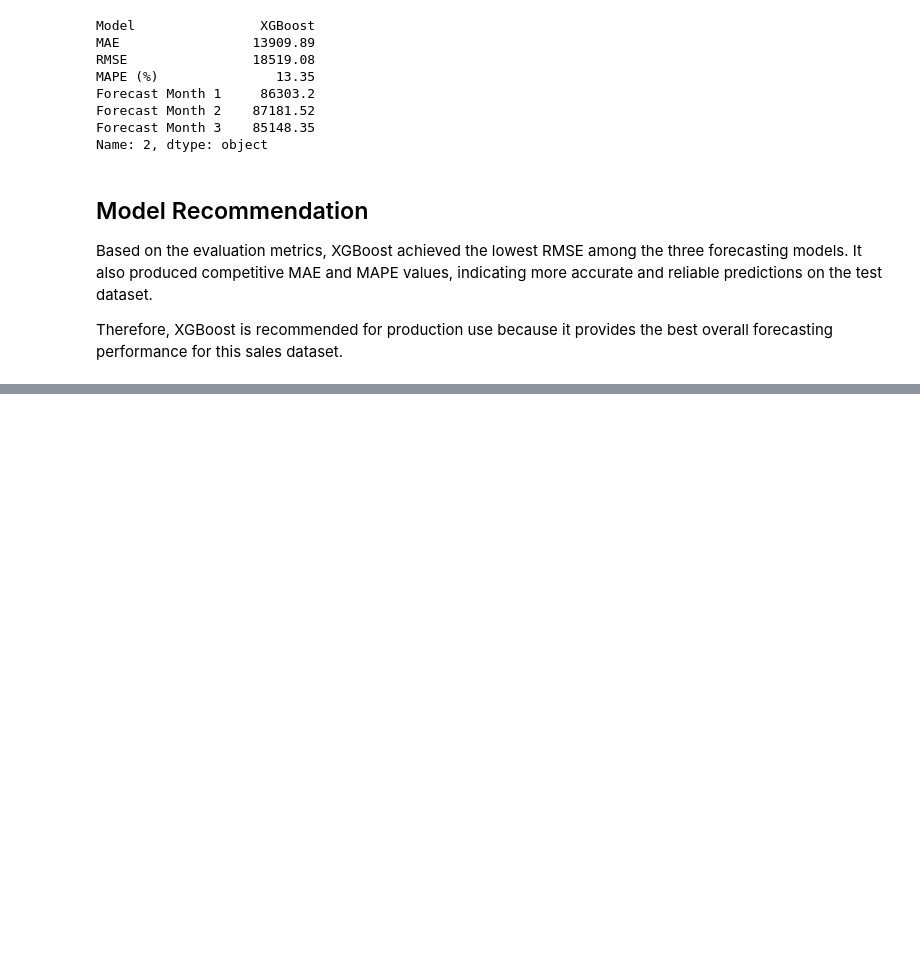
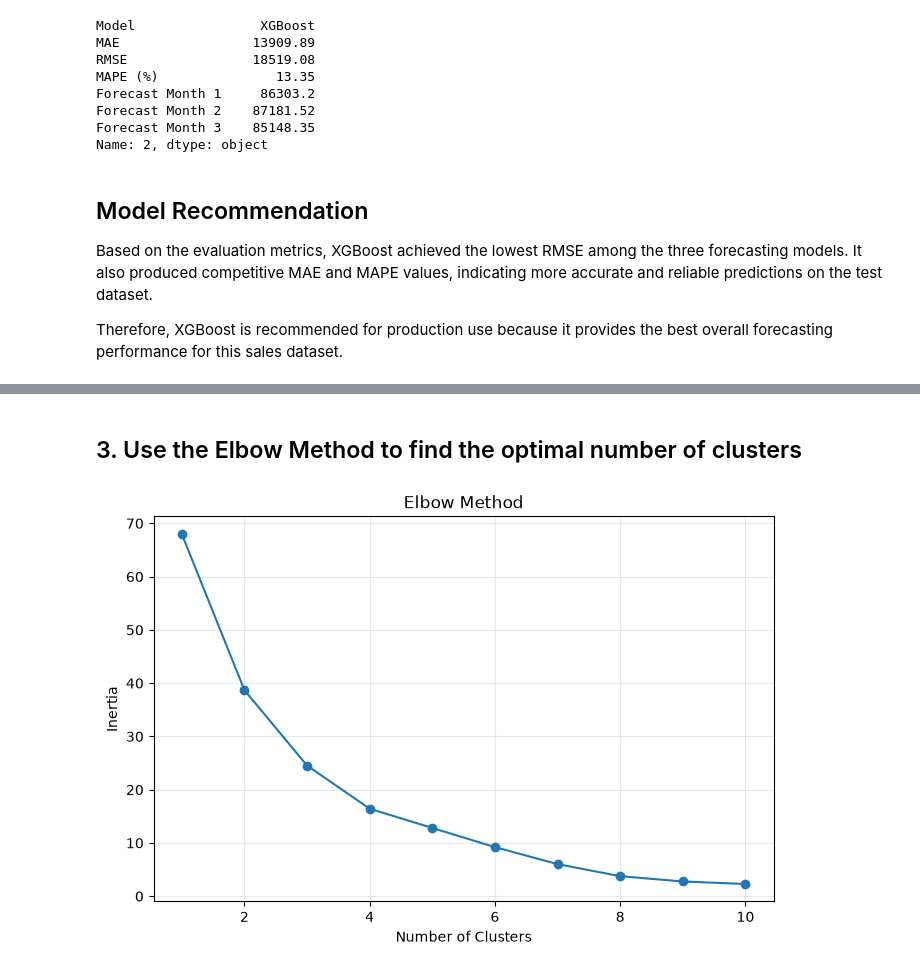
Before and after one commit to aroranaman1003/SalesForecasting_NamanArora, a Jupyter notebook: analysis.ipynb, the cells around one changed output, grey strips where cells are left out. Saved outputs shown, nothing was run; the diff lists cells and outputs as text; code cells hidden in the pictures; blank space fills up the shorter version.

```diff
--- a/analysis.ipynb
+++ b/analysis.ipynb
@@ -1121,0 +1696,15 @@ Therefore, XGBoost is recommended for production use because it provides the bes
+# %%
+from sklearn.preprocessing import StandardScaler
+
+features = product_features[
+    [
+        "Total Sales Volume",
+        "Sales Growth Rate",
+        "Sales Volatility",
+        "Average Order Value"
+    ]
+]
+
+scaler = StandardScaler()
+
+scaled_features = scaler.fit_transform(features)
@@ -1121,0 +1746,38 @@ Therefore, XGBoost is recommended for production use because it provides the bes
+# %% [markdown]
+## 3. Use the Elbow Method to find the optimal number of clusters
+# %%
+inertia = []
+
+for k in range(1, 11):
+
+    model = KMeans(
+        n_clusters=k,
+        random_state=42,
+        n_init=10
+    )
+
+    model.fit(scaled_features)
+
+    inertia.append(model.inertia_)
+
+
+plt.figure(figsize=(8,5))
+
+plt.plot(
+    range(1,11),
+    inertia,
+    marker="o"
+)
+
+plt.title("Elbow Method")
+
+plt.xlabel("Number of Clusters")
+
+plt.ylabel("Inertia")
+
+plt.grid(alpha=0.3)
+
+plt.savefig("charts/elbow_method.png.png",)
+plt.show()
+# %% [output]
+[figure, added]
```
Also changed, not shown: parts of 41 cells of this notebook, 9 other files.
